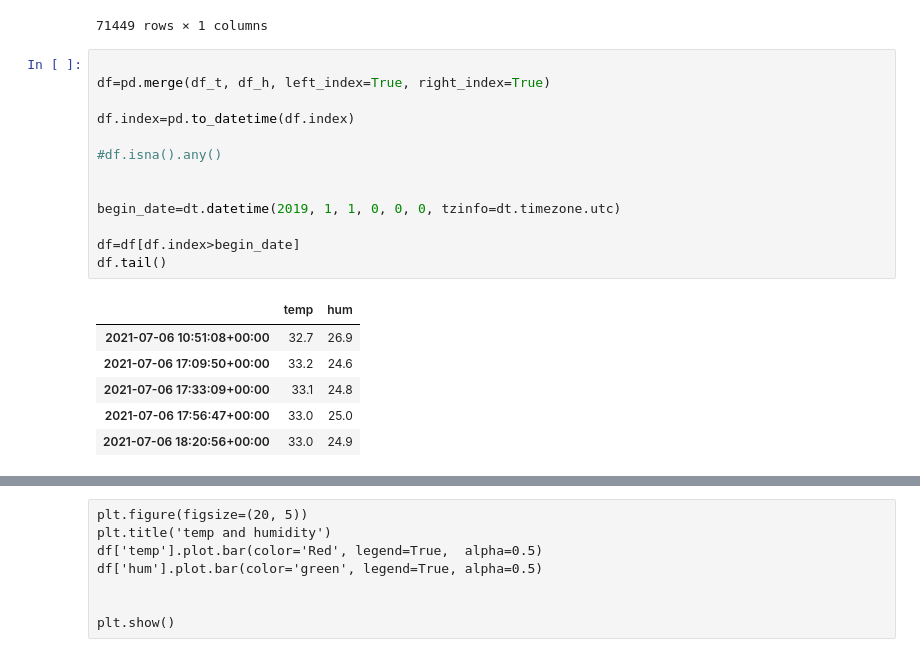
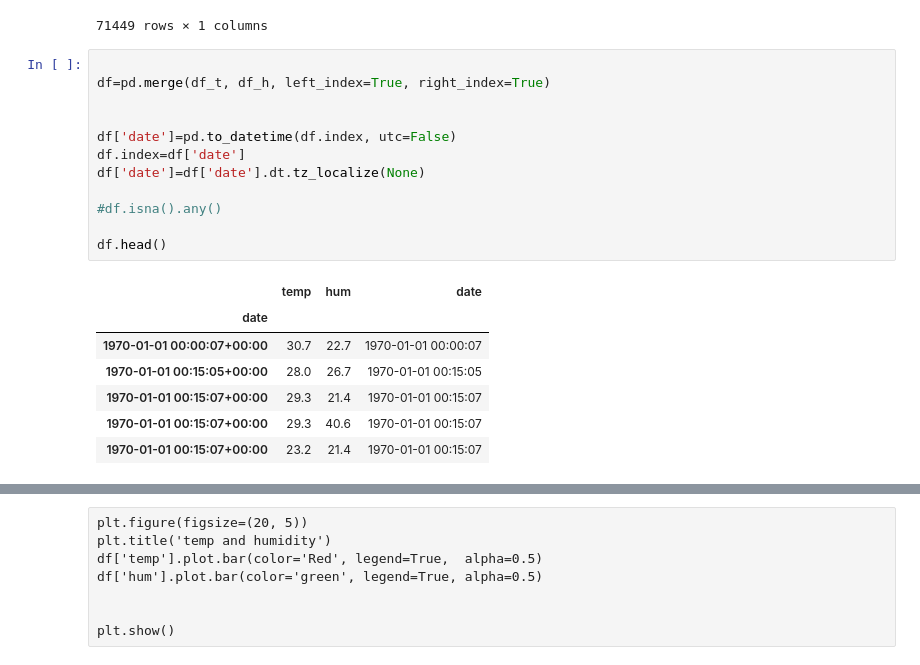
Before and after one commit to KurtHeld23/temperature_humudity_at_home, a Jupyter notebook: get_home_temp_humidity.ipynb, the cells around one changed output, grey strips where cells are left out. Saved outputs shown, nothing was run; the diff lists cells and outputs as text.

```diff
--- a/get_home_temp_humidity.ipynb
+++ b/get_home_temp_humidity.ipynb
@@ -84,20 +84,20 @@ df_h
 # %%
 
 df=pd.merge(df_t, df_h, left_index=True, right_index=True)
 
-df.index=pd.to_datetime(df.index)
+
+df['date']=pd.to_datetime(df.index, utc=False)
+df.index=df['date']
+df['date']=df['date'].dt.tz_localize(None)
 
 #df.isna().any()
 
-
-begin_date=dt.datetime(2019, 1, 1, 0, 0, 0, tzinfo=dt.timezone.utc)
-
-df=df[df.index>begin_date]
-df.tail()
+df.head()
 # %% [output]
-|  | temp | hum |
-| 2021-07-06 10:51:08+00:00 | 32.7 | 26.9 |
-| 2021-07-06 17:09:50+00:00 | 33.2 | 24.6 |
-| 2021-07-06 17:33:09+00:00 | 33.1 | 24.8 |
-| 2021-07-06 17:56:47+00:00 | 33.0 | 25.0 |
-| 2021-07-06 18:20:56+00:00 | 33.0 | 24.9 |
+|  | temp | hum | date |
+| date |  |  |  |
+| 1970-01-01 00:00:07+00:00 | 30.7 | 22.7 | 1970-01-01 00:00:07 |
+| 1970-01-01 00:15:05+00:00 | 28.0 | 26.7 | 1970-01-01 00:15:05 |
+| 1970-01-01 00:15:07+00:00 | 29.3 | 21.4 | 1970-01-01 00:15:07 |
+| 1970-01-01 00:15:07+00:00 | 29.3 | 40.6 | 1970-01-01 00:15:07 |
+| 1970-01-01 00:15:07+00:00 | 23.2 | 21.4 | 1970-01-01 00:15:07 |
```
Also changed, not shown: parts of 4 cells of this notebook.
